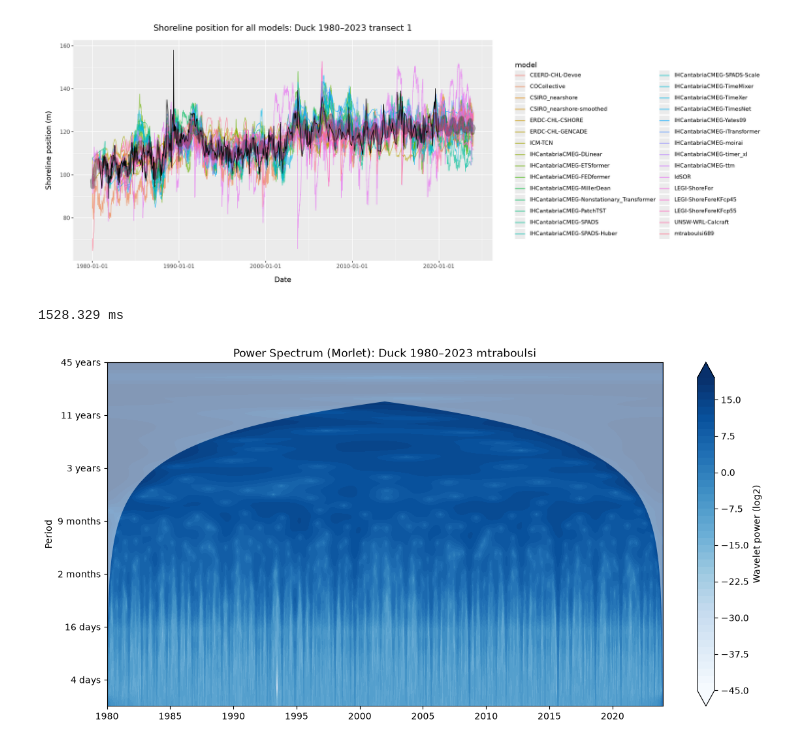
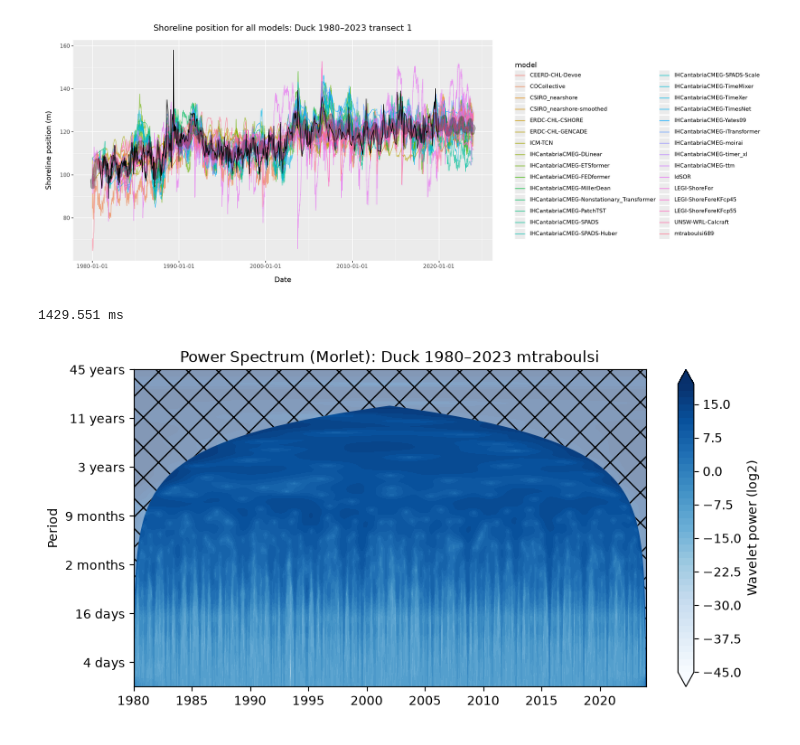
Before and after one commit to samnystrom/shoreshop3-analysis, a Jupyter notebook: analysis.ipynb, the cells around one changed output. Saved outputs shown, nothing was run; the diff lists cells and outputs as text; code cells hidden in the pictures.

```diff
--- a/analysis.ipynb
+++ b/analysis.ipynb
@@ -16,3 +24,7 @@ import zipfile
+# %%
+# polyfill
+def override(x):
+    return x
 # %%
 shoreshop_path = os.path.expanduser('~/abmurraylab/shoreshop3')
 input_cur_path = os.path.join(shoreshop_path, 'inputdata/hindcast_1980_2023/shorelines_and_profiles/FRF_Profiles.zip')
@@ -273,19 +389,19 @@ def plot_wavelet(df: pd.DataFrame, col: str, dt: float, title: str) -> mpl.figur
 # %%
 start = time.perf_counter_ns()
 
-fig = plot_wavelet(
-    duck_cur[duck_cur['model'] == 'mtraboulsi689'],
-    col='x1',
-    dt=1.0,
-    title='Power Spectrum (Morlet): Duck 1980–2023 mtraboulsi',
-)
-fig.set_size_inches(12, 6)
+selected_model = duck_cur[duck_cur['model'] == 'mtraboulsi689']
+
+dt = 1.0
+wavelet = CWT(selected_model['date'], selected_model['x1'].values, dt=dt, dj=1/12, s0=-1, J=-1, wavelet='morlet', freqs=None)
+
+fig = wavelet.plot(title='Power Spectrum (Morlet): Duck 1980–2023 mtraboulsi')
+#fig.set_size_inches(12, 6)
 fig.savefig('figures/mtraboulsi-cur.png', dpi=180)
 
 elapsed = time.perf_counter_ns() - start
 print(f'{elapsed/1e6:.3f} ms')
 
 fig
 # %% [output]
-1528.329 ms
+1429.551 ms
-[figure, old version]
+[figure, new version]
```
Also changed, not shown: parts of 13 cells of this notebook.
